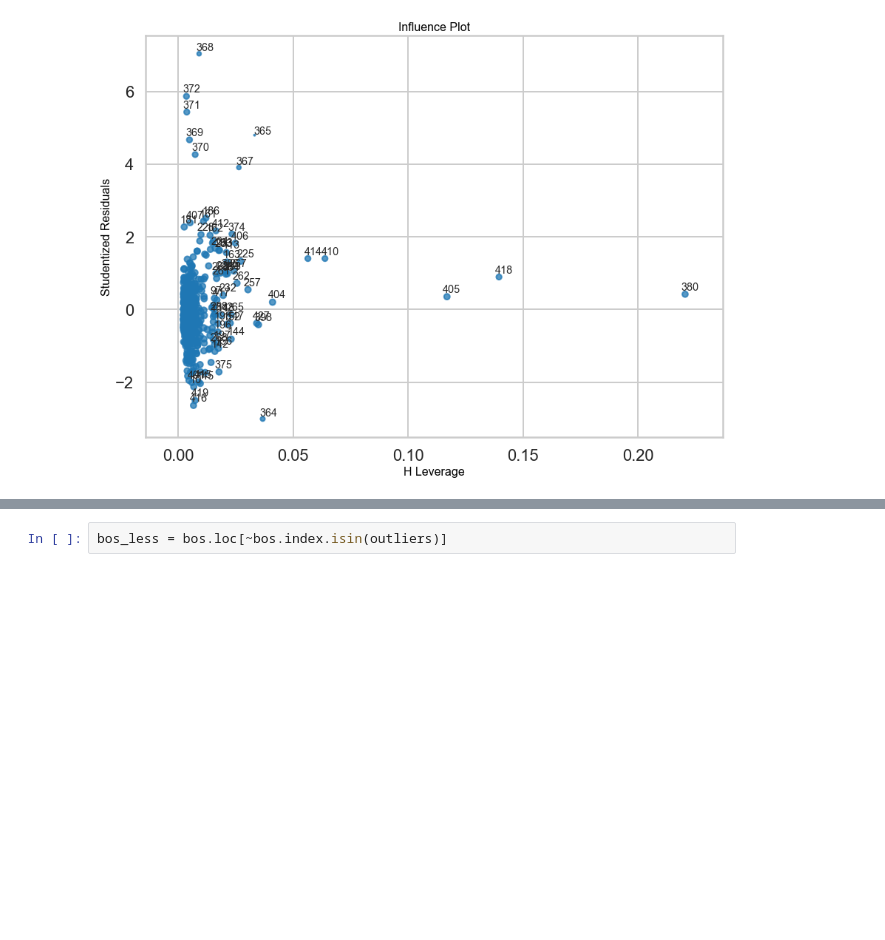
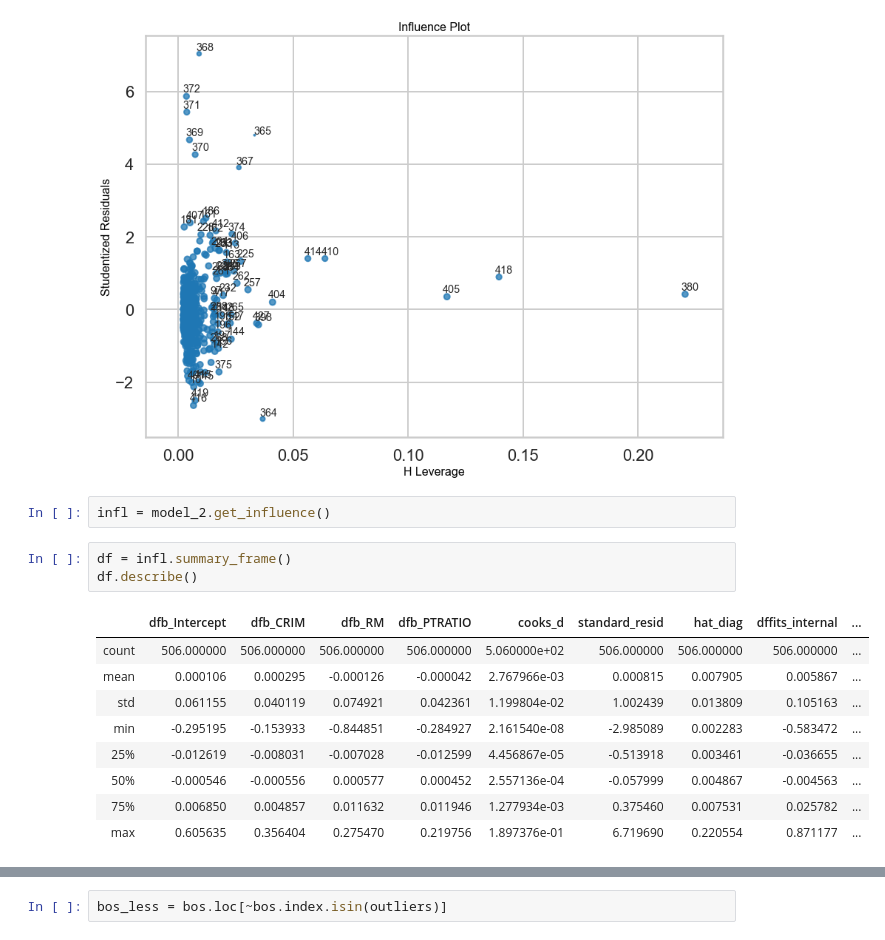
Before and after one commit to nwugocc/machine-learning, a Jupyter notebook: Mini_Project_Linear_Regression.ipynb, the cells around one changed output, grey strips where cells are left out. Saved outputs shown, nothing was run; the diff lists cells and outputs as text; blank space fills up the shorter version.

```diff
--- a/Mini_Project_Linear_Regression.ipynb
+++ b/Mini_Project_Linear_Regression.ipynb
@@ -904,3 +908,18 @@ fig, ax = plt.subplots(figsize= (14,10))
 fig = sm.graphics.influence_plot(model_2, ax=ax, criterion = 'cooks', size=2)
 # %% [output]
 [figure]
+# %%
+infl = model_2.get_influence()
+# %%
+df = infl.summary_frame()
+df.describe()
+# %% [output]
+|  | dfb_Intercept | dfb_CRIM | dfb_RM | dfb_PTRATIO | cooks_d | standard_resid | hat_diag | dffits_internal | ... |
+| count | 506.000000 | 506.000000 | 506.000000 | 506.000000 | 5.060000e+02 | 506.000000 | 506.000000 | 506.000000 | ... |
+| mean | 0.000106 | 0.000295 | -0.000126 | -0.000042 | 2.767966e-03 | 0.000815 | 0.007905 | 0.005867 | ... |
+| std | 0.061155 | 0.040119 | 0.074921 | 0.042361 | 1.199804e-02 | 1.002439 | 0.013809 | 0.105163 | ... |
+| min | -0.295195 | -0.153933 | -0.844851 | -0.284927 | 2.161540e-08 | -2.985089 | 0.002283 | -0.583472 | ... |
+| 25% | -0.012619 | -0.008031 | -0.007028 | -0.012599 | 4.456867e-05 | -0.513918 | 0.003461 | -0.036655 | ... |
+| 50% | -0.000546 | -0.000556 | 0.000577 | 0.000452 | 2.557136e-04 | -0.057999 | 0.004867 | -0.004563 | ... |
+| 75% | 0.006850 | 0.004857 | 0.011632 | 0.011946 | 1.277934e-03 | 0.375460 | 0.007531 | 0.025782 | ... |
+| max | 0.605635 | 0.356404 | 0.275470 | 0.219756 | 1.897376e-01 | 6.719690 | 0.220554 | 0.871177 | ... |
```
Also changed, not shown: parts of 9 cells of this notebook, 2 other files.
